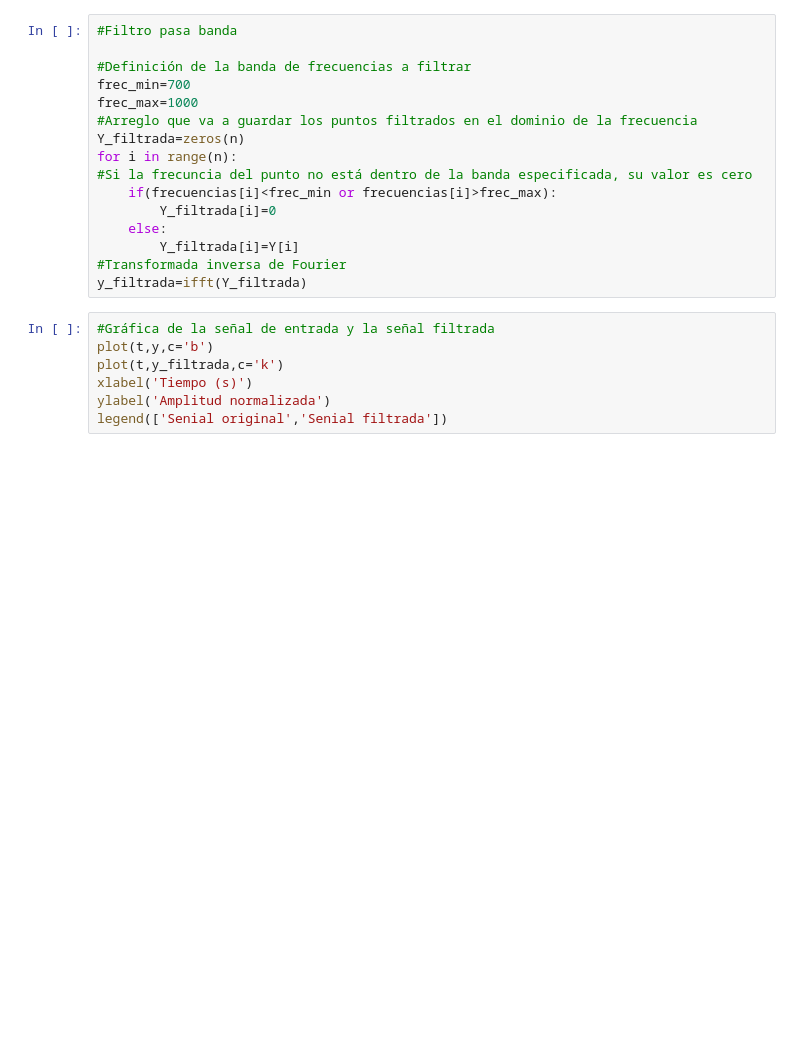
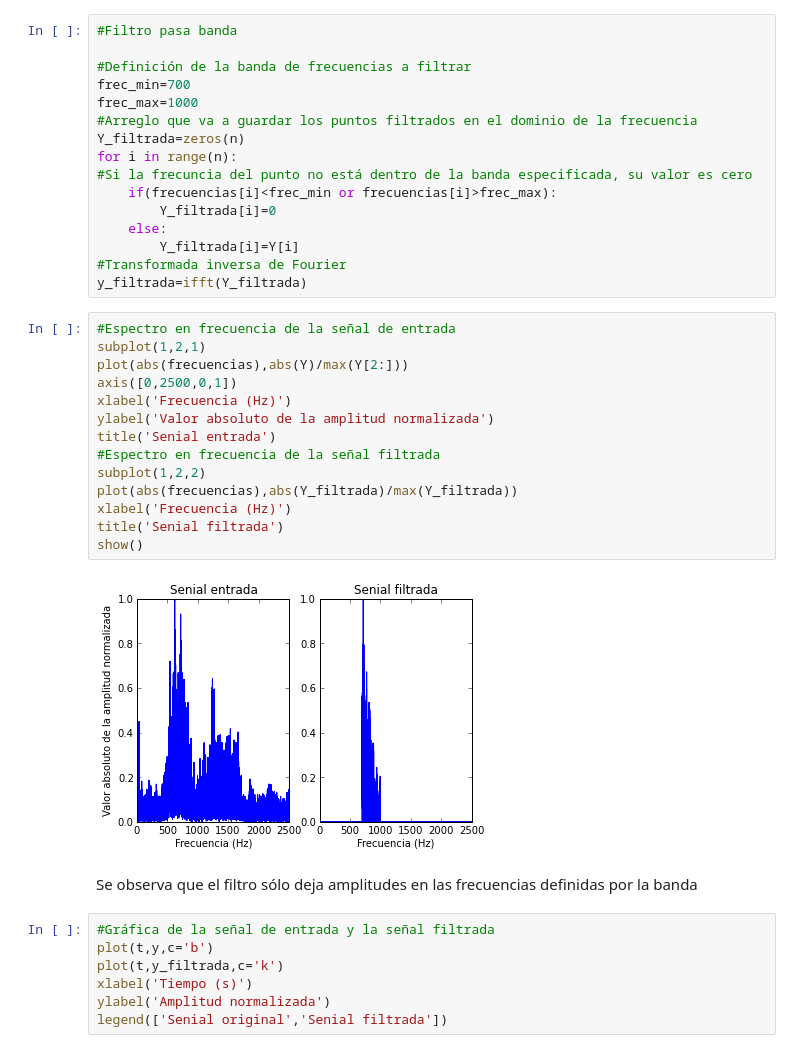
Before and after one commit to henrymmg/Tarea_5_Metodos_Computacionales, a Jupyter notebook: Pasa_Banda/Pasa_banda.ipynb, the cells around one changed output. Cells and saved outputs as stored; diff of their text form; blank space fills up the shorter version.

```diff
--- a/Pasa_Banda/Pasa_banda.ipynb
+++ b/Pasa_Banda/Pasa_banda.ipynb
@@ -65,6 +65,24 @@ for i in range(n):
         Y_filtrada[i]=Y[i]
 #Transformada inversa de Fourier
 y_filtrada=ifft(Y_filtrada)
+# %%
+#Espectro en frecuencia de la señal de entrada
+subplot(1,2,1)
+plot(abs(frecuencias),abs(Y)/max(Y[2:]))
+axis([0,2500,0,1])
+xlabel('Frecuencia (Hz)')
+ylabel('Valor absoluto de la amplitud normalizada')
+title('Senial entrada')
+#Espectro en frecuencia de la señal filtrada
+subplot(1,2,2)
+plot(abs(frecuencias),abs(Y_filtrada)/max(Y_filtrada))
+xlabel('Frecuencia (Hz)')
+title('Senial filtrada')
+show()
+# %% [output]
+[figure, added]
+# %% [markdown]
+Se observa que el filtro sólo deja amplitudes en las frecuencias definidas por la banda
 # %%
 #Gráfica de la señal de entrada y la señal filtrada
 plot(t,y,c='b')
```
Also changed, not shown: parts of 2 cells of this notebook, 3 other files.
